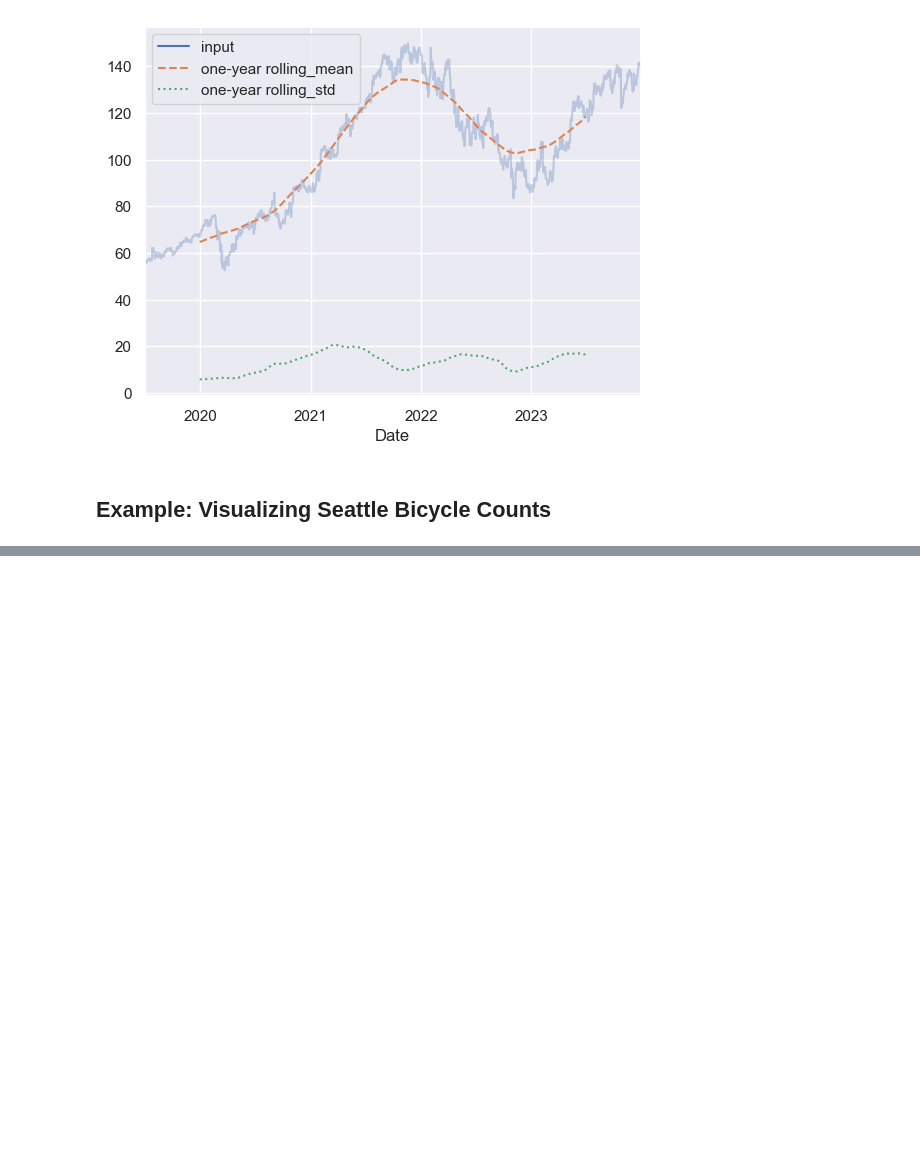
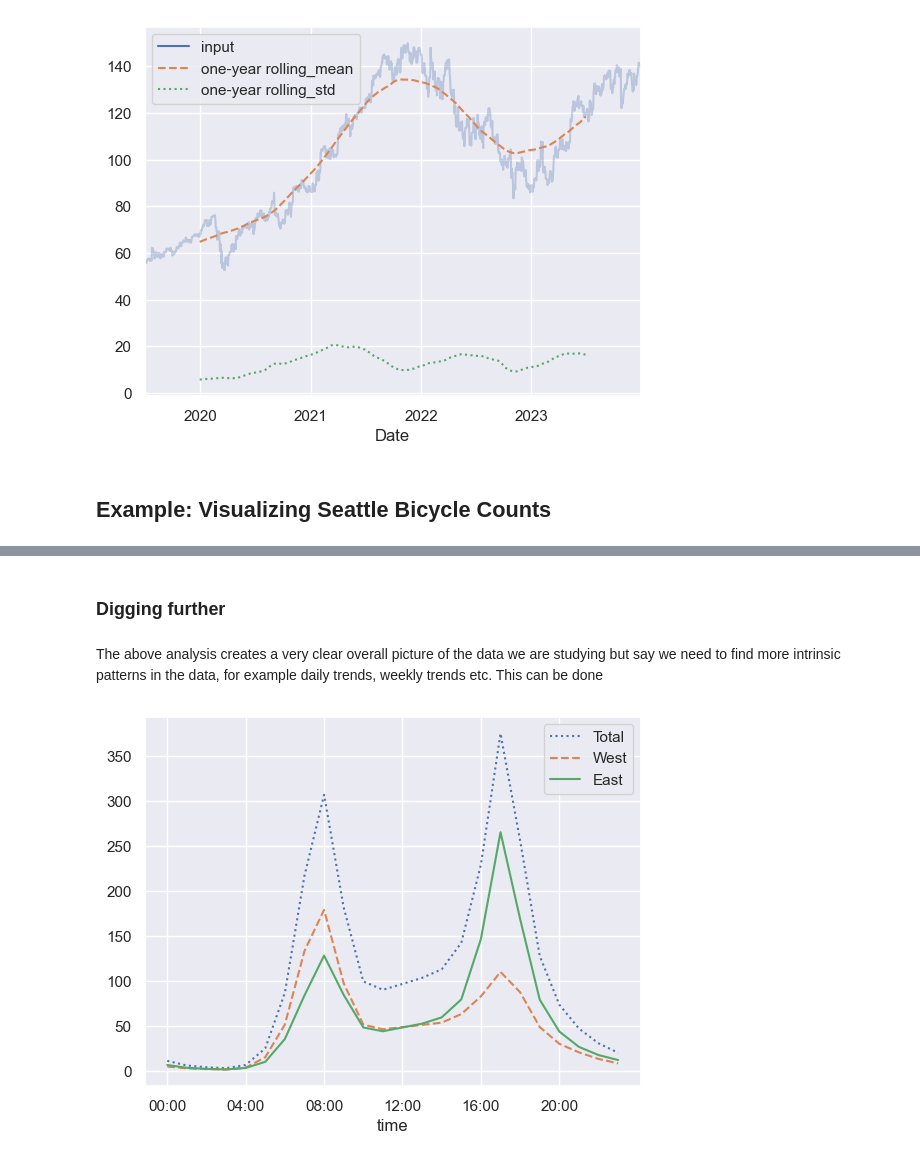
Before and after one commit to denis-james/Self-Learning, a Jupyter notebook: Pandas/11. Working with Time Series Data.ipynb, the cells around one changed output, grey strips where cells are left out. Drawn from its saved outputs; the diff is of its cells as text; code cells hidden in the pictures; blank space fills up the shorter version.

```diff
--- a/Pandas/11. Working with Time Series Data.ipynb
+++ b/Pandas/11. Working with Time Series Data.ipynb
@@ -381,0 +466,10 @@ ax.lines[0].set_alpha(0.3)
+# %% [markdown]
+### Digging further
+# %% [markdown]
+The above analysis creates a very clear overall picture of the data we are studying but say we need to find more intrinsic patterns in the data, for example daily trends, weekly trends etc. This can be done
+# %%
+by_time = data.groupby(data.index.time).mean()
+hourly_ticks = 4 * 60 * 60 * np.arange(6)
+by_time.plot(xticks=hourly_ticks, style=[':', '--', '-']);
+# %% [output]
+[figure, added]
```
Also changed, not shown: parts of 21 cells of this notebook, 1 other file.
